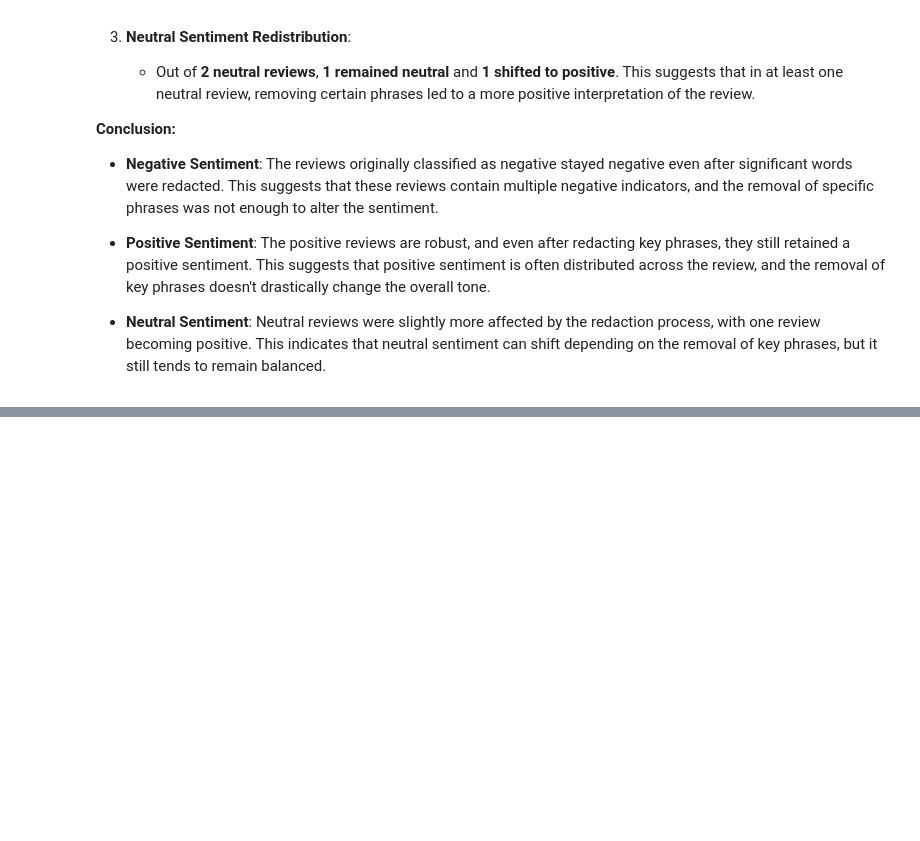
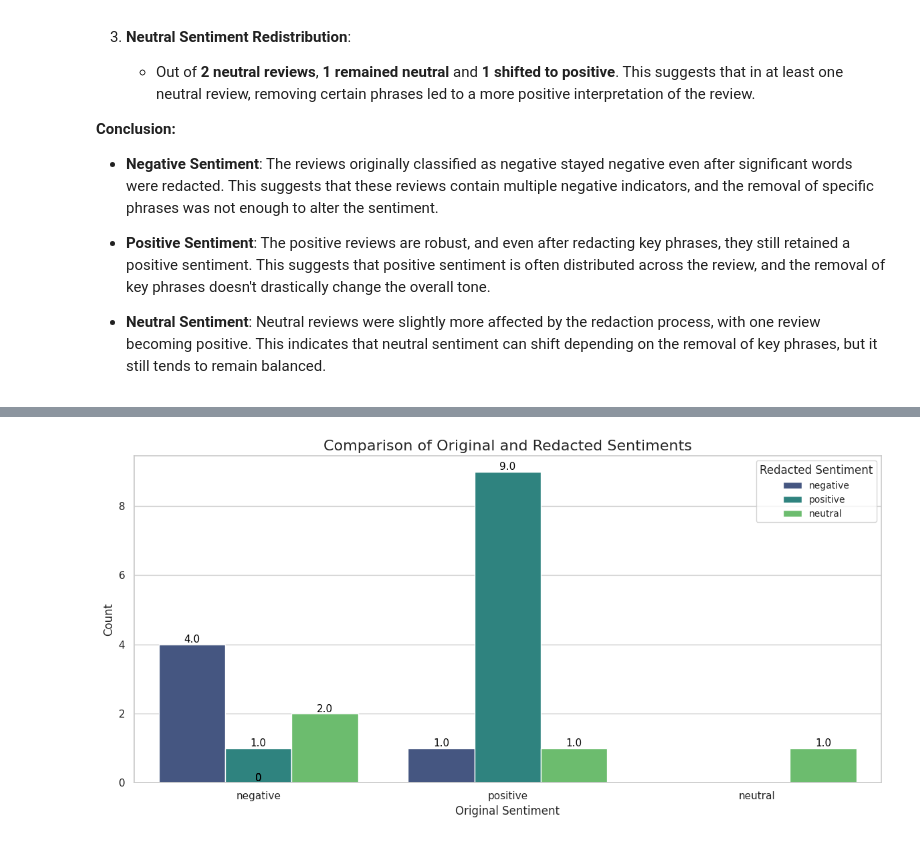
Before and after one commit to alizahedzadeh/LLM-Self-Explanation-IB-Bilingual, a Jupyter notebook: sentiment_counterfactual.ipynb, the cells around one changed output, grey strips where cells are left out. Saved outputs shown, nothing was run; the diff lists cells and outputs as text; code cells hidden in the pictures; blank space fills up the shorter version.

```diff
--- a/sentiment_counterfactual.ipynb
+++ b/sentiment_counterfactual.ipynb
@@ -360,7 +360,7 @@ plt.xlabel("Original Sentiment", fontsize=12)
 plt.ylabel("Count", fontsize=12)
 
 # Display counts on bars
-for p in ax.patches:
+for p in ax.patches:get_top3_significant_words
     height = p.get_height()
     ax.annotate(f'{height}', (p.get_x() + p.get_width() / 2., height),
                 ha='center', va='center', fontsize=11, color='black', xytext=(0, 5),
@@ -413,0 +480,90 @@ Redacted Sentiment: neutral
+# %%
+# Example usage with the complete reviews
+reviews = [
+    "آش دوغ ترش نبود و آش شله قلمکار اصلا کیفیت مناسبی نداشت. پر از آرد و حبوبات نپخته خیلی بد مزه بود و خیلی شیرین بود",
+    "مثل همیشه خوب و باکیفیت. هر وقت هم که داخل قسمت توضیحات چیزی خواستیم انجام دادن، در حالی که خیلی جاها اصلا توجه به توضیحات نمیکنن.",
+    "غذا خوب بود ولی قیمت غذا و قیمت ارسال کمی زیاده.",
+    "جوجه کباب خیلی خوشمزه و ترد بود و اصلا خشک یا سوخته نبود، برنج هم به خوبی دم کشیده بود و تهدیگ مناسبی داشت فقط حجم برنج می‌توانست بیشتر باشد، هزینه حمل ٥ تومنی از دولت تا پل صدر کمی زیاد است لطفا در این مورد تجدید نظر نمایید، بسته بندی هم خوب بود غذا گرم رسید",
+    "غذای جوجه برنجش شفته شده بود",
+    "نان خامه‌ای خوب تخمه خیلی تازه نبود",
+    "چرا به کل سفارش مالیات بر ارزش افزوده اضافه میشه",
+    "کیفیت نسبتا خوب ولی حجم مرغ سوخاری ۲ تکه آن ۲ تکه نبود و عملا یک تکه و نیم بود یک تکه سینه و یک تکه کتف",
+    "سرعت و کیفیت ارسال بالا",
+    "لطفا موجود کن دیجی",
+    "من این لپتاپو برای کارای روزمره ی برادرم گرفتم و ویندوز 10 روز نصب کردم تا الان خیلی عالی جواب میده و خیلی خوبه اگه برای کارای روزمره میخواین من واقعا این لپتاپو بهتون پیشنهاد میکنم  اولش به خاطر امتیاز پایینی که دوستان داده بودن مردد بودم  ولی بالاخره گرفتم و فهمیدم که امتیازش واقعا بالا تر از این حرفا باید باشه",
+    "این لب تاپ واقعا نسبت به قیمتش به صرفس حتما پیشنهاد میکنم به کسایی که با قیمت کم ویژگی های بالایی میخوان حتما بهش فکرکنن",
+    "من امروز به دستم رسید  یه نکته که هست اینه که این لپ تاپ 2 تا کارت گرافیک داره یه اینتل 5500 و یه amd 2g اینو من تو دیجیکالا ندیدم  نسبت به عکس خیلی زیبا تر و شیک تره  کیفیت ساختش خوبه  صداش برای یه لپ تاپ خوبه زیاد نیست ولی قابل قبوله اگه پورت vga احتیاج ندارین واقعا یه چیز اضافیه نباشه بهتره  تو این رنج قیمت مناسبه  داغ نمیکنه البته من هنوز باهاش کاره خاصی انجام ندادم  ال سی دی شفاف مشکلات خودشو داره ولی واسه این لپ تاپ خوبه  اگه یه لپ تاپه زیبا و ساده میخواید که کارای معمولی باهاش انجام بدین شک نکنین پشیمون نمیشین ولی برا بازی پیشنهاد نمیکنم ممنون بابت ارسال سر وقت از دیجی کالا",
+    "بسیاردستگاه عالی و زیبا و کار آمدی هست",
+    "عالیه  من راضى بودم",
+    "سلام  با این تخفیفی که داده و این قیمت به نظرم خیلی خوبه و می ارزه  ممنون از دیجی کالا  خیلی کرم پودر سبکو خوبیه ولی زود تموم میشه  Flower perfection بورژوا خیلی پوشش دهیش بهتره",
+    "با توجه به مزایای این نوع پنکه خصوصا ثبات و کم صدا بودنش تو دور تندو بازدهی بالا  و ایرانی بودن محصول   برای کسانی که با پنکه با پایه بلند نیازی ندارند پیشنهاد میکنم",
+    "من این لپ تاپ رو چند ماه پیش خریدم و الان خیلی ناراحتم هم صداش کمه هم شارژش زود تموم میشه  دی وی دی اکسترنالشم بعد از دو بار استفاده دیگه درش بسته نشد وقتی هم درش و خودم نگه دارم هم درست کار نمیکنه  پیشنهاد نمیکنم  قیمتش هم تقریبا زیاد بود انتظار لپ تاپ خیلی خوبی رو داشتم ولی",
+    "سلام دوستان حدود 2 سالی هست که این گوشی رو دارم و باید بگم فوق العادست فقط از اون اول مشکل باتری داشتم تا الان که دیگه عمر باتریش تموم شده و باید تعویض بشه اگه استفادتون از گوشی کمه حتما پیشنهاد میکنم این گوشی رو و اگه مثه من همیشه گوشی دستتون هست باید بگم که اصلا انتخاب مناسبی نیست چون همه نقاط قوت این گوشی با روشن بودنش قابل استفادست در غیر این صورت هیچ  و در آخر یادم رفت بگم که زیبایی خاصی هم داره که خیلی ها با آیفون اشتباه میگیرنش"
+]
+
+# Initialize a list to store results
+results = []
+
+# Process each review and save results
+for review in reviews:
+    sentiment = make_request_with_retry(get_sentiment, review)
+    time.sleep(10)
+    top_significant_words = make_request_with_retry(get_top_significant_words, review)
+    time.sleep(10)
+    redacted_sentiment = make_request_with_retry(get_redacted_sentiment, review, top_significant_words)
+    print(top_significant_words, type(top_significant_words))
+    redacted_review = review
+    for word in top_significant_words:
+        redacted_review = redacted_review.replace(word, '[REDACTED]')
+
+    print(f"Review: {review}")
+    print(f"Sentiment: {sentiment}")
+    print(f"Top 3 Significant Words/Phrases: {', '.join(top_significant_words)}")
+    print(f"Redacted Review: {redacted_review}")
+    print(f"Redacted Sentiment: {redacted_sentiment}")
+    print("-" * 80)
+
+    # Store the results in a dictionary
+    result = {
+        "Original Review": review,
+        "Original Sentiment": sentiment,
+        "Top 3 Significant Words/Phrases": ', '.join(top_significant_words),
+        "Redacted Review": redacted_review,
+        "Redacted Sentiment": redacted_sentiment
+    }
+
+    # Append the result to the list
+    results.append(result)
+
+# Convert the list of results into a DataFrame
+df = pd.DataFrame(results)
+
+# Save the results to a CSV file
+df.to_csv("sentiment_analysis_results_with_top.csv", index=False)
+
+# Plotting the comparison using Seaborn for better aesthetics
+plt.figure(figsize=(12, 6))
+sns.set(style="whitegrid")
+
+# Create the count plot
+ax = sns.countplot(data=df, x='Original Sentiment', hue='Redacted Sentiment', palette='viridis')
+
+# Add title and labels
+plt.title("Comparison of Original and Redacted Sentiments", fontsize=16)
+plt.xlabel("Original Sentiment", fontsize=12)
+plt.ylabel("Count", fontsize=12)
+
+# Display counts on bars
+for p in ax.patches:
+    height = p.get_height()
+    ax.annotate(f'{height}', (p.get_x() + p.get_width() / 2., height),
+                ha='center', va='center', fontsize=11, color='black', xytext=(0, 5),
+                textcoords='offset points')
+
+# Adjust legend position
+plt.legend(title='Redacted Sentiment', loc='upper right', fontsize=10)
+
+# Show the plot
+plt.tight_layout()
+plt.show()
+# %% [output]
@@ -413,0 +587 @@ Redacted Sentiment: neutral
+[figure, added]
```
Also changed, not shown: parts of 6 cells of this notebook, 3 other files.
